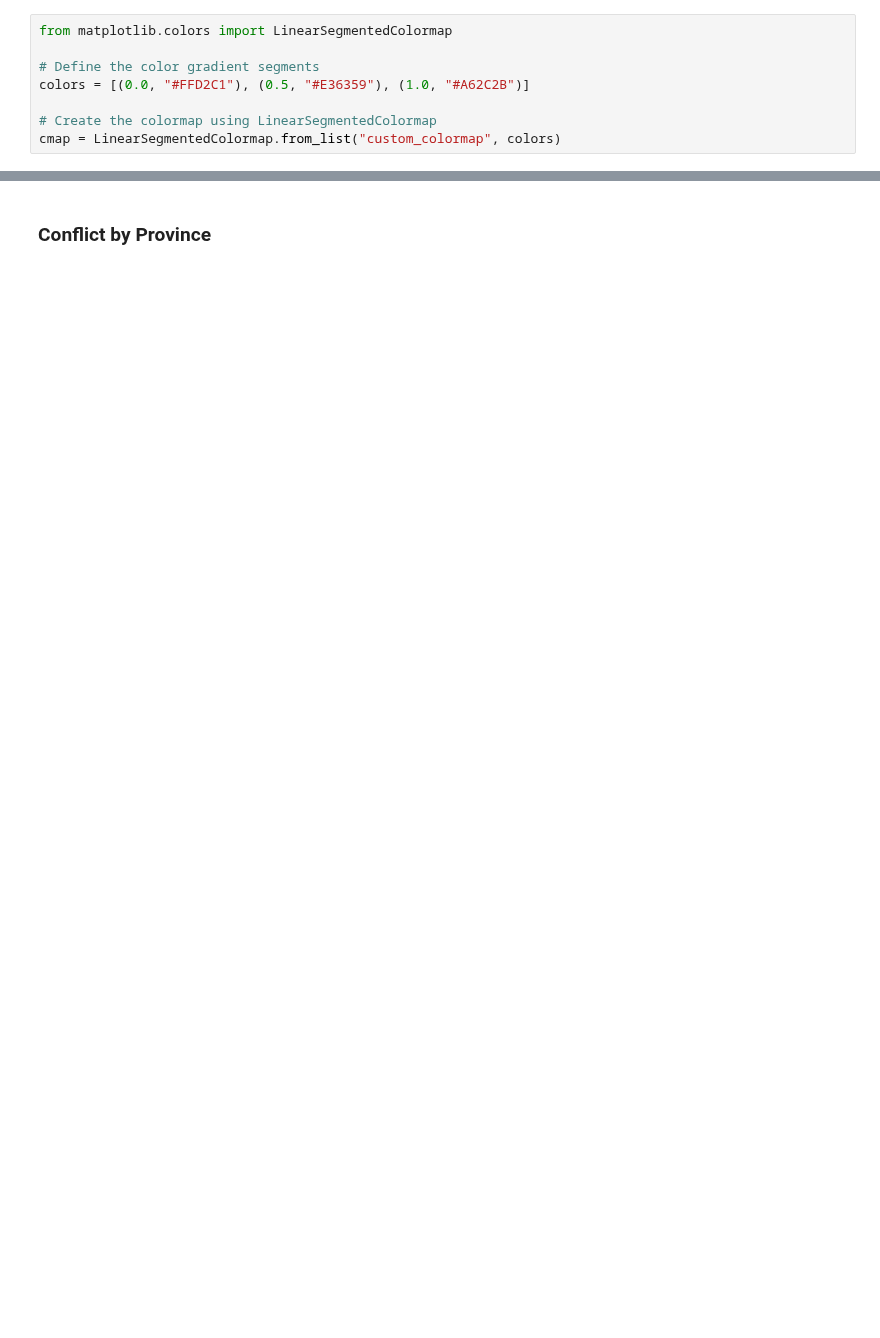
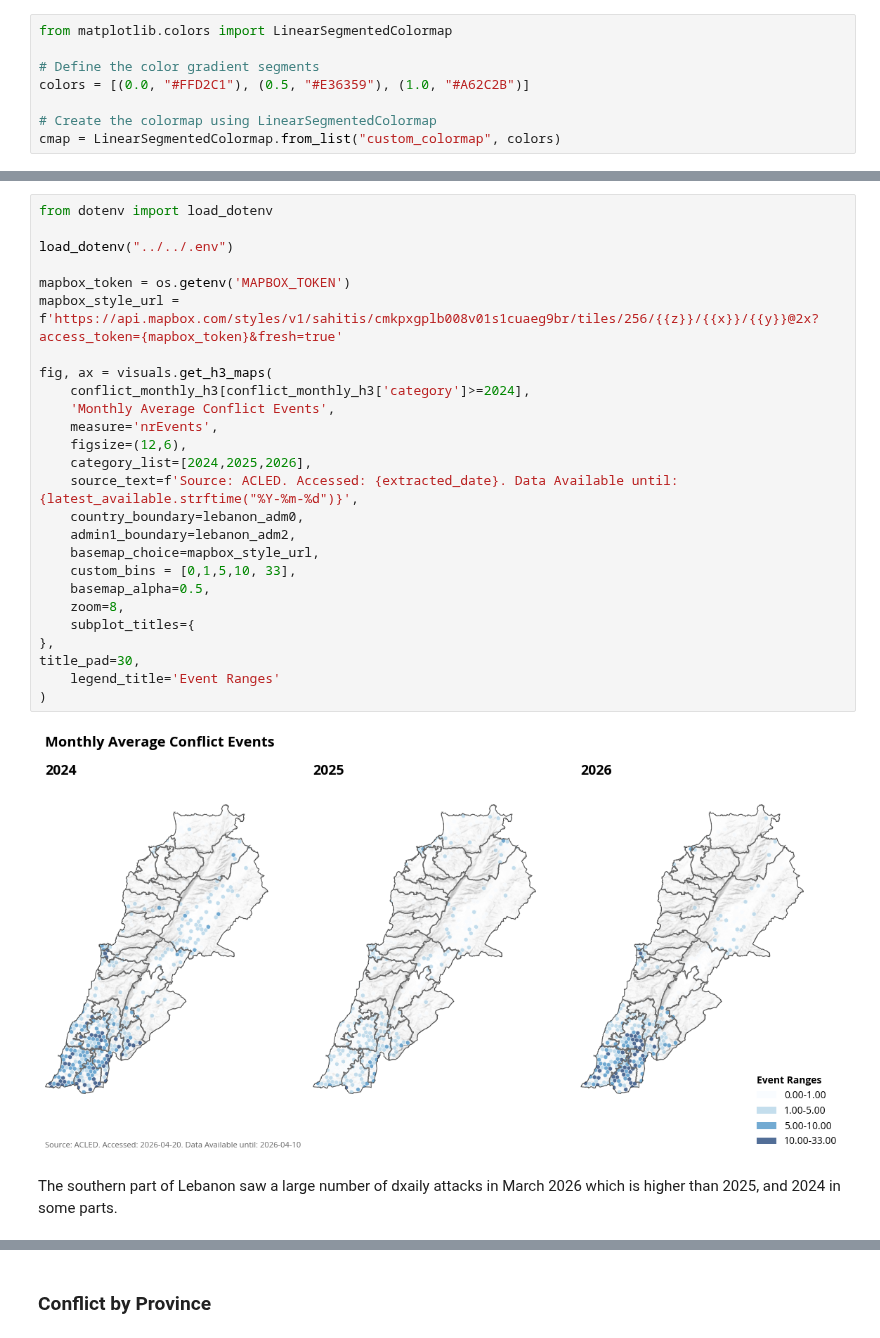
Before and after one commit to datapartnership/lebanon-economic-monitor, a Jupyter notebook: notebooks/conflict/conflict.ipynb, the cells around one changed output, grey strips where cells are left out. Saved outputs shown, nothing was run; the diff lists cells and outputs as text; blank space fills up the shorter version.

```diff
--- a/notebooks/conflict/conflict.ipynb
+++ b/notebooks/conflict/conflict.ipynb
@@ -283,2 +267,32 @@ plt.savefig("../../docs/images/fatalities_nov2024.png", dpi=800, bbox_inches="ti
+# %%
+from dotenv import load_dotenv
+
+load_dotenv("../../.env")
+
+mapbox_token = os.getenv('MAPBOX_TOKEN')
+mapbox_style_url = f'https://api.mapbox.com/styles/v1/sahitis/cmkpxgplb008v01s1cuaeg9br/tiles/256/{{z}}/{{x}}/{{y}}@2x?access_token={mapbox_token}&fresh=true'
+
+fig, ax = visuals.get_h3_maps(
+    conflict_monthly_h3[conflict_monthly_h3['category']>=2024],
+    'Monthly Average Conflict Events',
+    measure='nrEvents',
+    figsize=(12,6),
+    category_list=[2024,2025,2026],
+    source_text=f'Source: ACLED. Accessed: {extracted_date}. Data Available until: {latest_available.strftime("%Y-%m-%d")}',
+    country_boundary=lebanon_adm0,
+    admin1_boundary=lebanon_adm2,
+    basemap_choice=mapbox_style_url,
+    custom_bins = [0,1,5,10, 33],
+    basemap_alpha=0.5,
+    zoom=8,
+    subplot_titles={
+},
+title_pad=30,
+    legend_title='Event Ranges'
+)
+# %% [output]
+[figure, added]
+# %% [markdown]
+The southern part of Lebanon saw a large number of dxaily attacks in March 2026 which is higher than 2025, and 2024 in some parts.
 # %%
 acled_adm1_annual = analysis.get_acled_by_admin(
```
Also changed, not shown: parts of 31 cells of this notebook.
